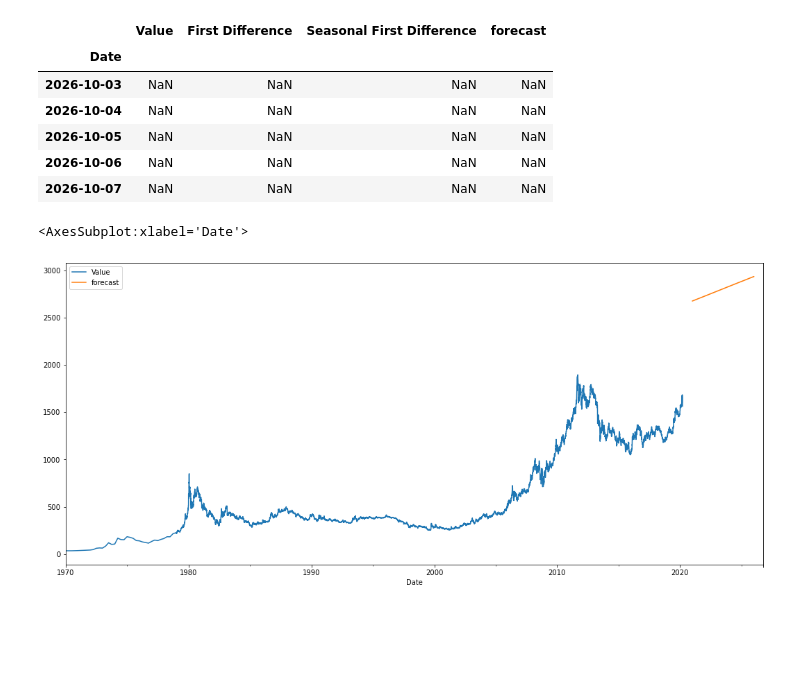
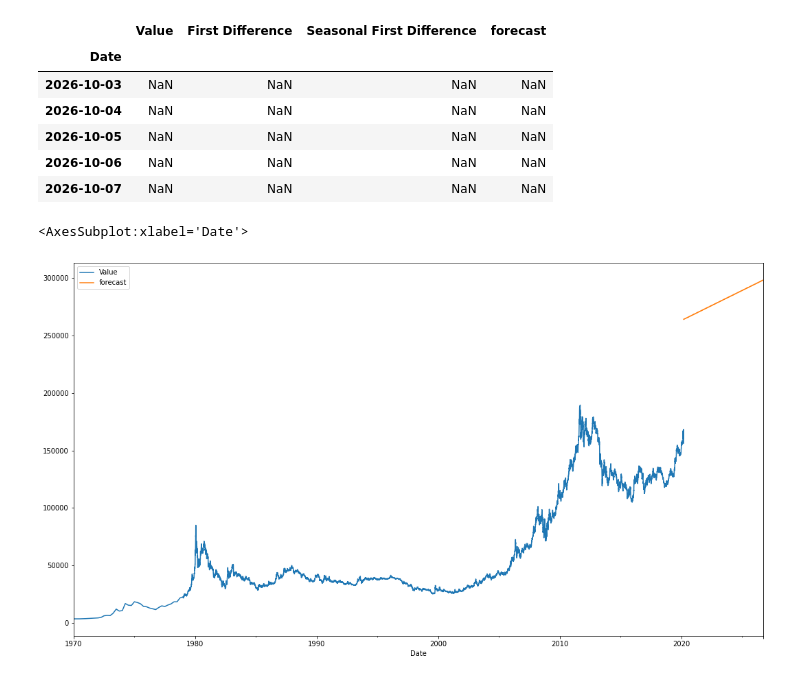
Before and after one commit to sabesan1998/ML_Assignment2_IT19129822_IT19058788_IT19056630, a Jupyter notebook: TimeSeries.ipynb, the cells around one changed output. Cells and saved outputs as stored; diff of their text form; code cells hidden in the pictures; blank space fills up the shorter version.

```diff
--- a/TimeSeries.ipynb
+++ b/TimeSeries.ipynb
@@ -5,7 +5,7 @@ from pandas import datetime
 import matplotlib.pyplot as plt
 %matplotlib inline
 # %%
-df=pd.read_csv('gold_price_data.csv') #reading the data
+df=pd.read_csv('Dataset/gold_price_data.csv') #reading the data
 df.head()
 # %% [output]
 |  | Date | Value |
@@ -21,4 +21,4 @@ Index(['Date', 'Value'], dtype='object')
 # %%
 df['Date']=pd.to_datetime(df['Date'],infer_datetime_format=True,format='%d/%m/%Y') #change the date type to date format
 # %%
-df.head()
+df['Value'] = df['Value'] * 100
@@ -328,8 +289,8 @@ future_dataset_df.tail()
 | 2026-10-06 | NaN | NaN | NaN | NaN |
 | 2026-10-07 | NaN | NaN | NaN | NaN |
 # %%
-future_dataset_df['forecast'] = results.predict(start = '2021', end = '2026', dynamic= True)
-future_dataset_df[['Value', 'forecast']].plot(figsize=(18, 8))
+future_dataset_df['forecast'] = results.predict(start = '2020-03-14', end = '2026-10-07', dynamic= True)
+future_dataset_df[['Value', 'forecast']].plot(figsize=(18, 10))
 # %% [output]
 <AxesSubplot:xlabel='Date'>
-[figure, old version]
+[figure, new version]
```
Also changed, not shown: parts of 20 cells of this notebook.
